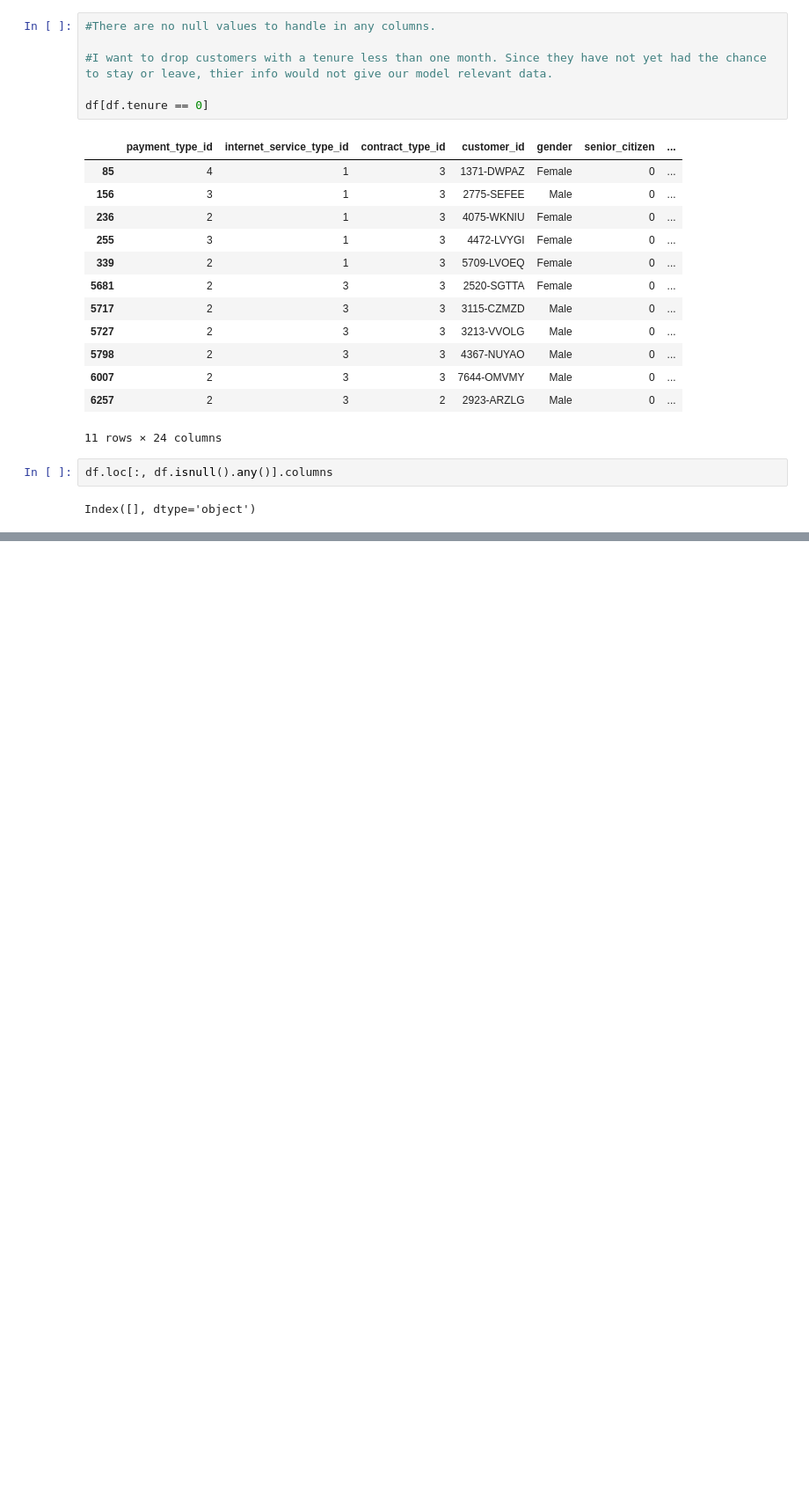
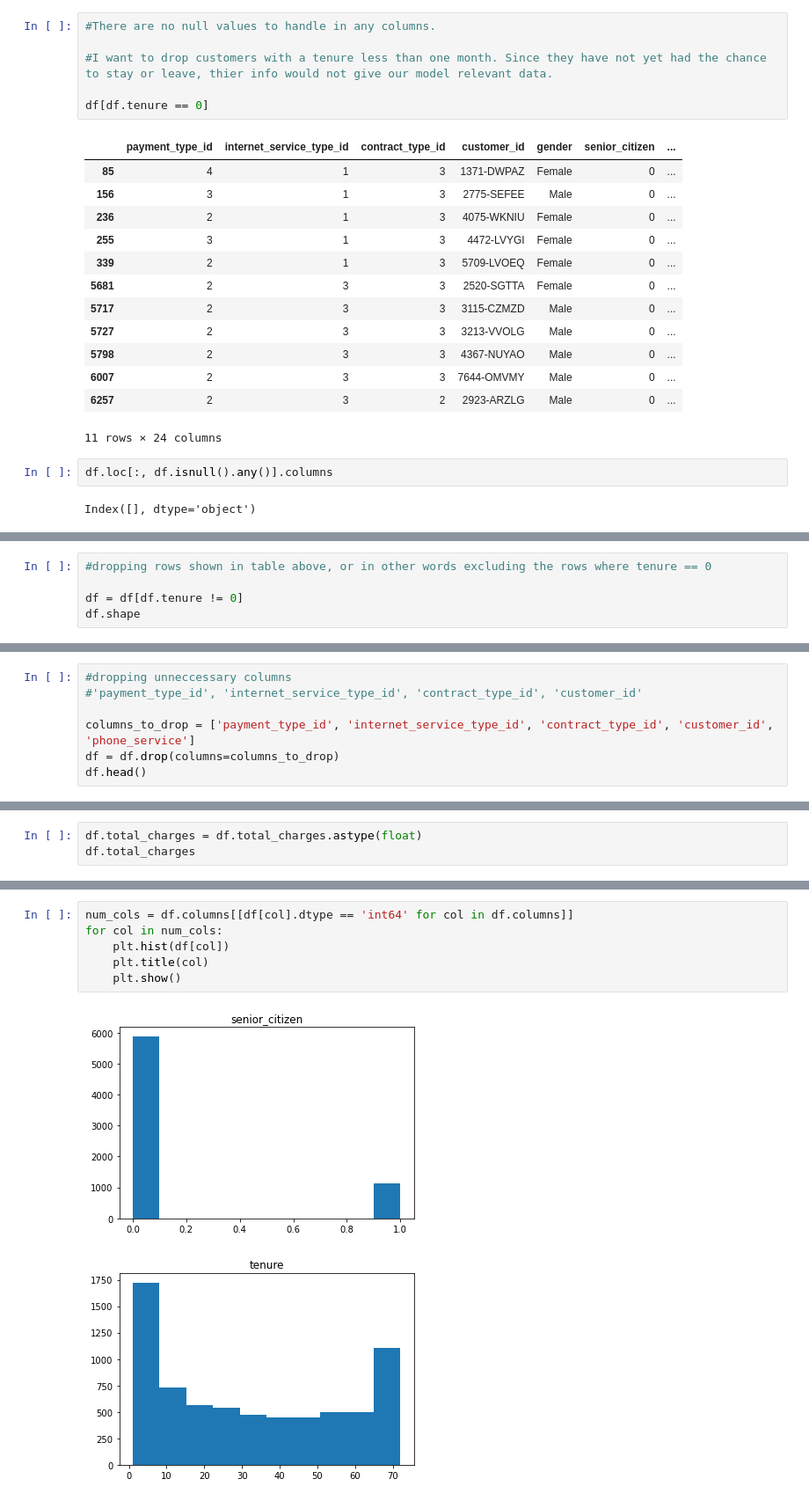
Before and after one commit to Brooke-Holyoak/telco_classification_project, a Jupyter notebook: Telco_scratchpad.ipynb, the cells around one changed output, grey strips where cells are left out. Shown: that part at 88% size. Saved outputs shown, nothing was run; the diff lists cells and outputs as text; blank space fills up the shorter version.

```diff
--- a/Telco_scratchpad.ipynb
+++ b/Telco_scratchpad.ipynb
@@ -99,2 +99,7 @@ Index([], dtype='object')
 #I will convert columns with string values into multiple columns using the values as new column labels, and values as booleans.
 #Finally, I will store the functions to do the above in a prepare.py file for streamlined access in my final notebook.
+# %%
+#dropping rows shown in table above, or in other words excluding the rows where tenure == 0
+
+df = df[df.tenure != 0]
+df.shape
@@ -100,0 +115,7 @@ Index([], dtype='object')
+# %%
+#dropping unneccessary columns
+#'payment_type_id', 'internet_service_type_id', 'contract_type_id', 'customer_id'
+
+columns_to_drop = ['payment_type_id', 'internet_service_type_id', 'contract_type_id', 'customer_id', 'phone_service']
+df = df.drop(columns=columns_to_drop)
+df.head()
@@ -100,0 +266,3 @@ Index([], dtype='object')
+# %%
+df.total_charges = df.total_charges.astype(float)
+df.total_charges
@@ -100,0 +294,9 @@ Index([], dtype='object')
+# %%
+num_cols = df.columns[[df[col].dtype == 'int64' for col in df.columns]]
+for col in num_cols:
+    plt.hist(df[col])
+    plt.title(col)
+    plt.show()
+# %% [output]
+[figure, added]
+[figure, added]
```
Also changed, not shown: parts of 33 cells of this notebook.
